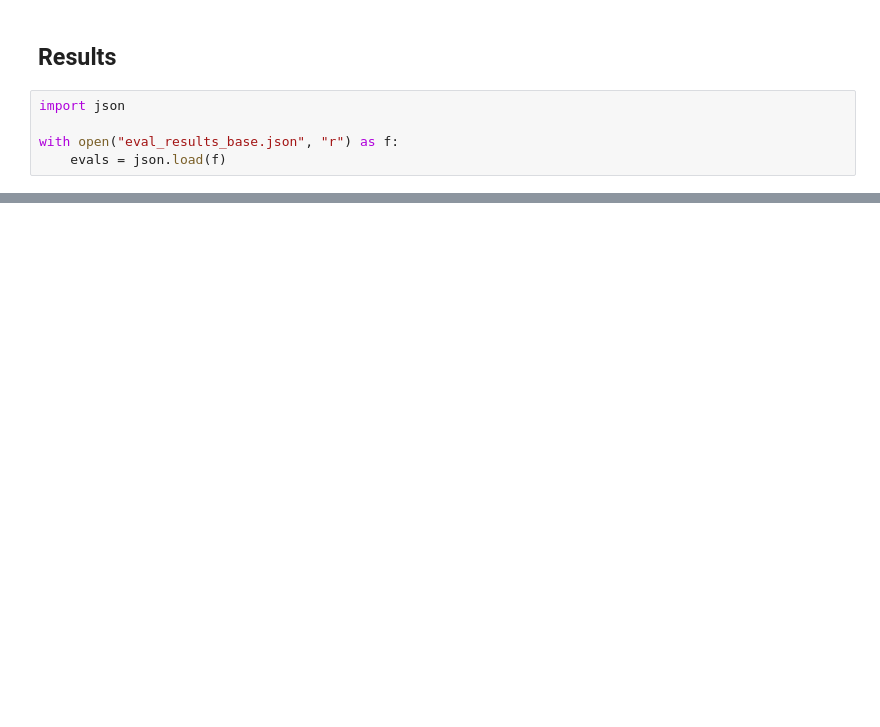
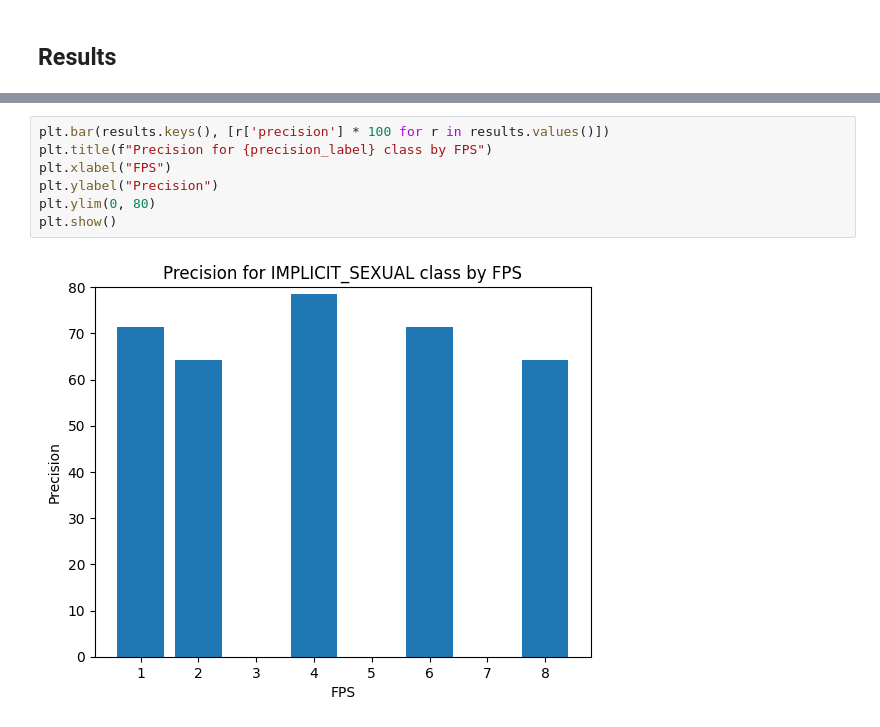
Before and after one commit to 1rsh/ig-reels-agent, a Jupyter notebook: evaluate.ipynb, the cells around one changed output, grey strips where cells are left out. Saved outputs shown, nothing was run; the diff lists cells and outputs as text; blank space fills up the shorter version.

```diff
--- a/evaluate.ipynb
+++ b/evaluate.ipynb
@@ -121,7 +199,2 @@ qwen-vl-utils using torchcodec to read video.
 # %% [markdown]
 ## Results
-# %%
-import json
-
-with open("eval_results_base.json", "r") as f:
-    evals = json.load(f)
@@ -304,0 +482,9 @@ Reasoning Precision for IMPLICIT_SEXUAL class: 35.88%
+# %%
+plt.bar(results.keys(), [r['precision'] * 100 for r in results.values()])
+plt.title(f"Precision for {precision_label} class by FPS")
+plt.xlabel("FPS")
+plt.ylabel("Precision")
+plt.ylim(0, 80)
+plt.show()
+# %% [output]
+[figure, added]
```
Also changed, not shown: parts of 22 cells of this notebook.
